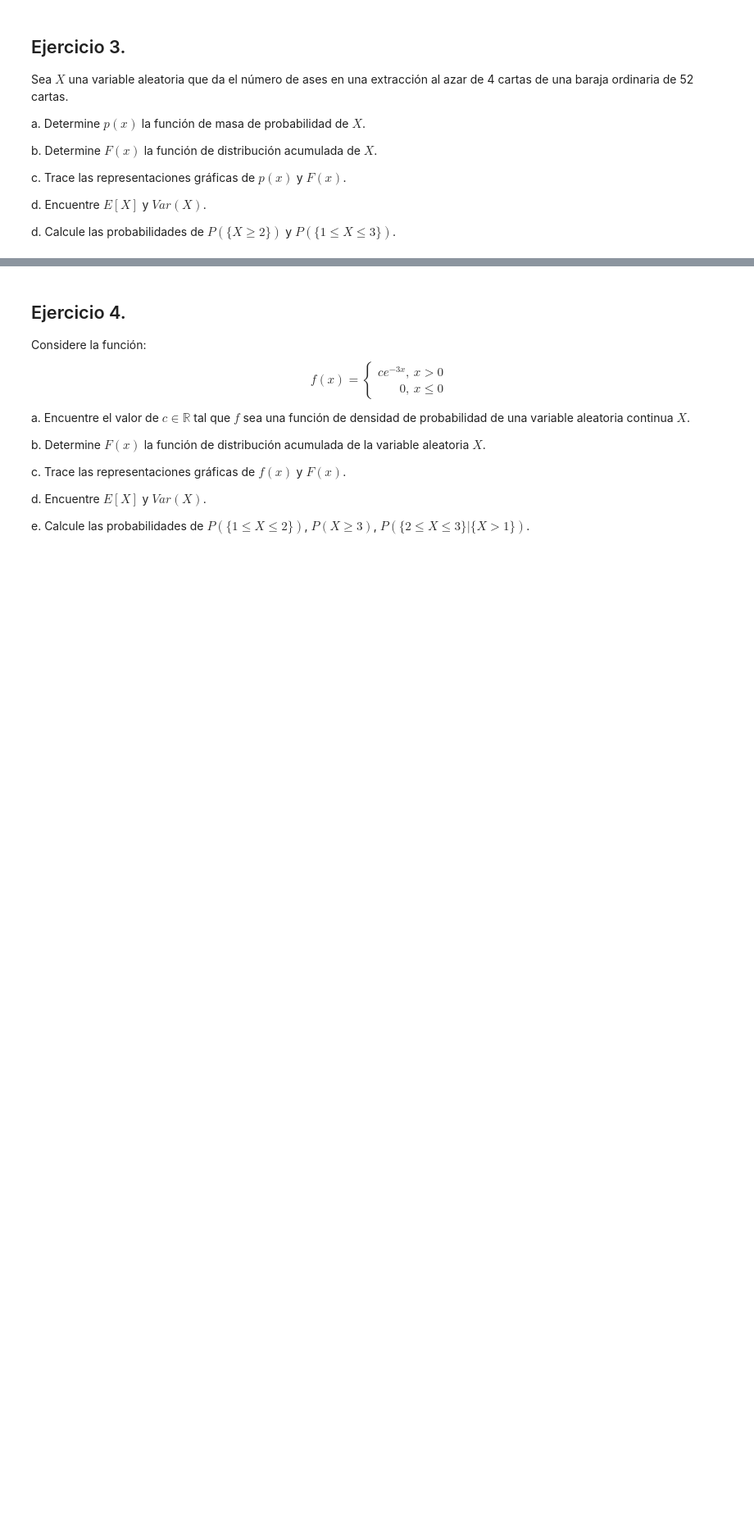
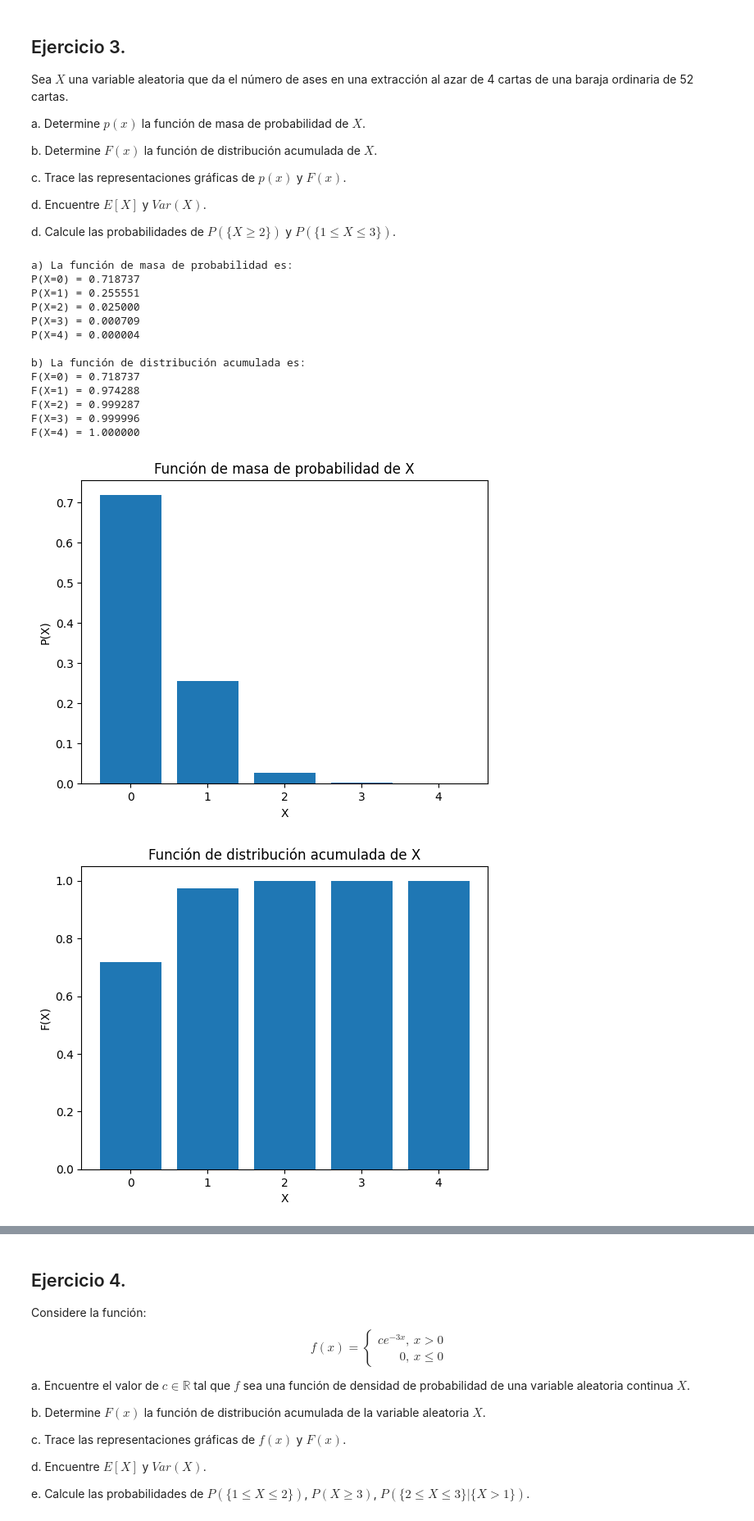
Before and after one commit to C3AC/ProbLabs, a Jupyter notebook: MM3014 - Lab 3 - Variables aleatorias.ipynb, the cells around one changed output, grey strips where cells are left out. Shown at 82% size. Cells and saved outputs as stored; diff of their text form; code cells hidden in the pictures; blank space fills up the shorter version.

```diff
--- a/MM3014 - Lab 3 - Variables aleatorias.ipynb
+++ b/MM3014 - Lab 3 - Variables aleatorias.ipynb
@@ -164,3 +167,69 @@ c. Trace las representaciones gráficas de $p(x)$ y $F(x)$.
 d. Encuentre $E[X]$ y $Var(X)$.
 
 d. Calcule las probabilidades de $P(\{X\geq 2\})$ y $P(\{1\leq X\leq 3\})$.
+# %%
+total_cartas = 52
+total_ases = 4
+
+p_X = []
+for k in range(0, total_ases+1):
+    if k <= 4:
+        p_k = (comb(total_ases, k) * comb(total_cartas - total_ases, 4 - k)) / comb(total_cartas, 4)
+        p_X.append(p_k)
+    else:
+        p_X.append(0)
+
+print('a) La función de masa de probabilidad es:')
+for k, p_k in enumerate(p_X):
+    print(f'P(X={k}) = {p_k:.6f}')
+
+print('\nb) La función de distribución acumulada es:')
+F_X = np.cumsum(p_X)
+
+for i, F in enumerate(F_X):
+    print(f'F(X={i}) = {F:.6f}')
+
+plt.figure()
+plt.bar(range(len(p_X)), p_X)
+plt.xticks(range(len(p_X)))
+plt.xlabel('X')
+plt.ylabel('P(X)')
+plt.title('Función de masa de probabilidad de X')
+plt.show()
+
+plt.figure()
+plt.bar(range(len(F_X)), F_X)
+plt.xlabel('X')
+plt.ylabel('F(X)')
+plt.title('Función de distribución acumulada de X')
+plt.show()
+
+X=np.arange(len(p_X))
+E_X = np.sum(X * p_X)
+E_X2 = np.sum((X**2) * p_X)
+Var_X = E_X2 - (E_X**2)
+
+print(f"\nc) Esperanza E[X]: {E_X:.4f}")
+print(f"d) Varianza Var(X): {Var_X:.4f}")
+
+P_X_mayor_2 = np.sum(p_X[2:])
+P_1_X_3 = np.sum(p_X[1:4])
+
+print(f"\ne) P(X > 2) = {P_X_mayor_2:.4f}")
+print(f"f) P(1 <= X <= 3) = {P_1_X_3:.4f}")
+# %% [output]
+a) La función de masa de probabilidad es:
+P(X=0) = 0.718737
+P(X=1) = 0.255551
+P(X=2) = 0.025000
+P(X=3) = 0.000709
+P(X=4) = 0.000004
+
+b) La función de distribución acumulada es:
+F(X=0) = 0.718737
+F(X=1) = 0.974288
+F(X=2) = 0.999287
+F(X=3) = 0.999996
+F(X=4) = 1.000000
+[figure, added]
+[figure, added]
```
Also changed, not shown: parts of 6 cells of this notebook.
